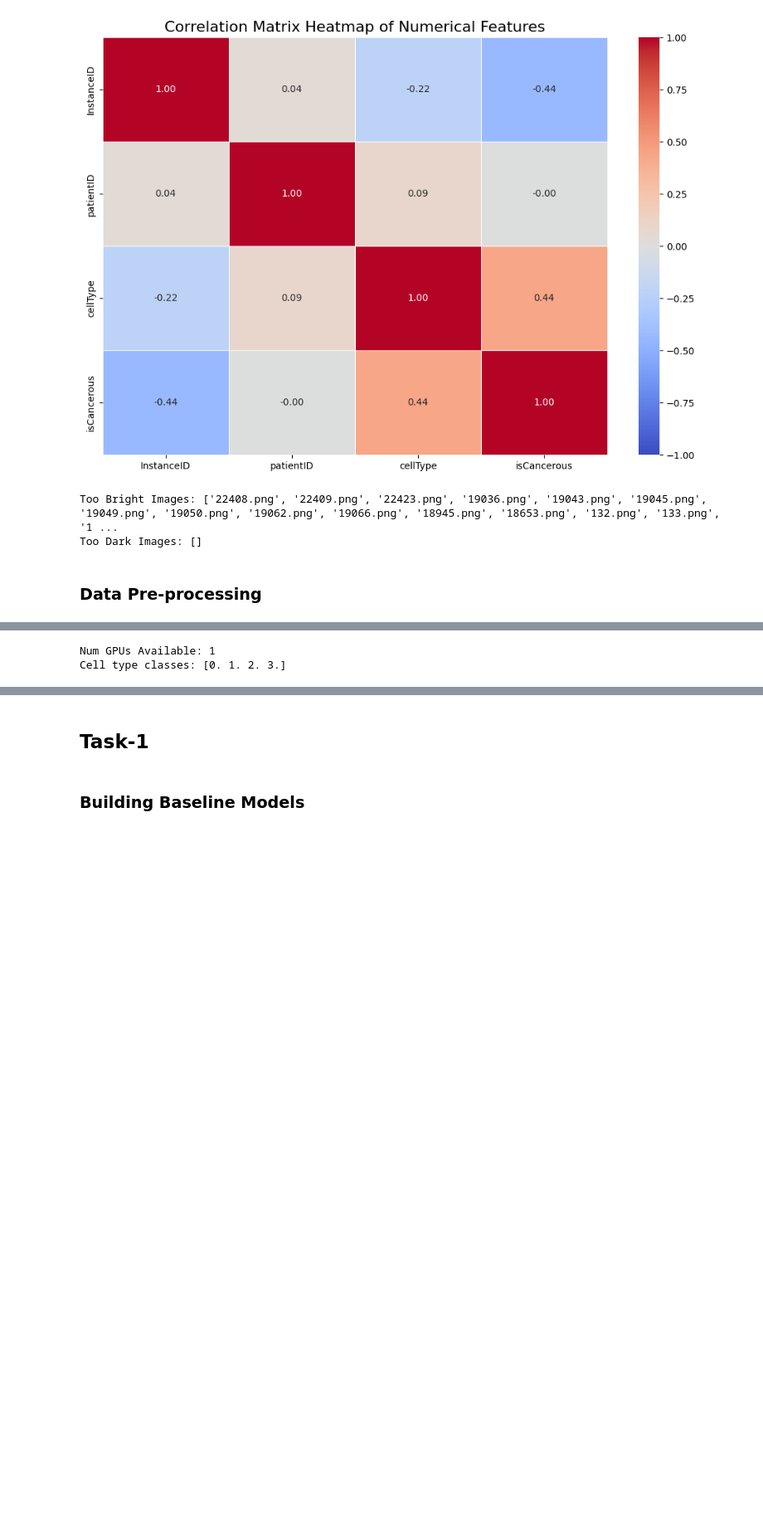
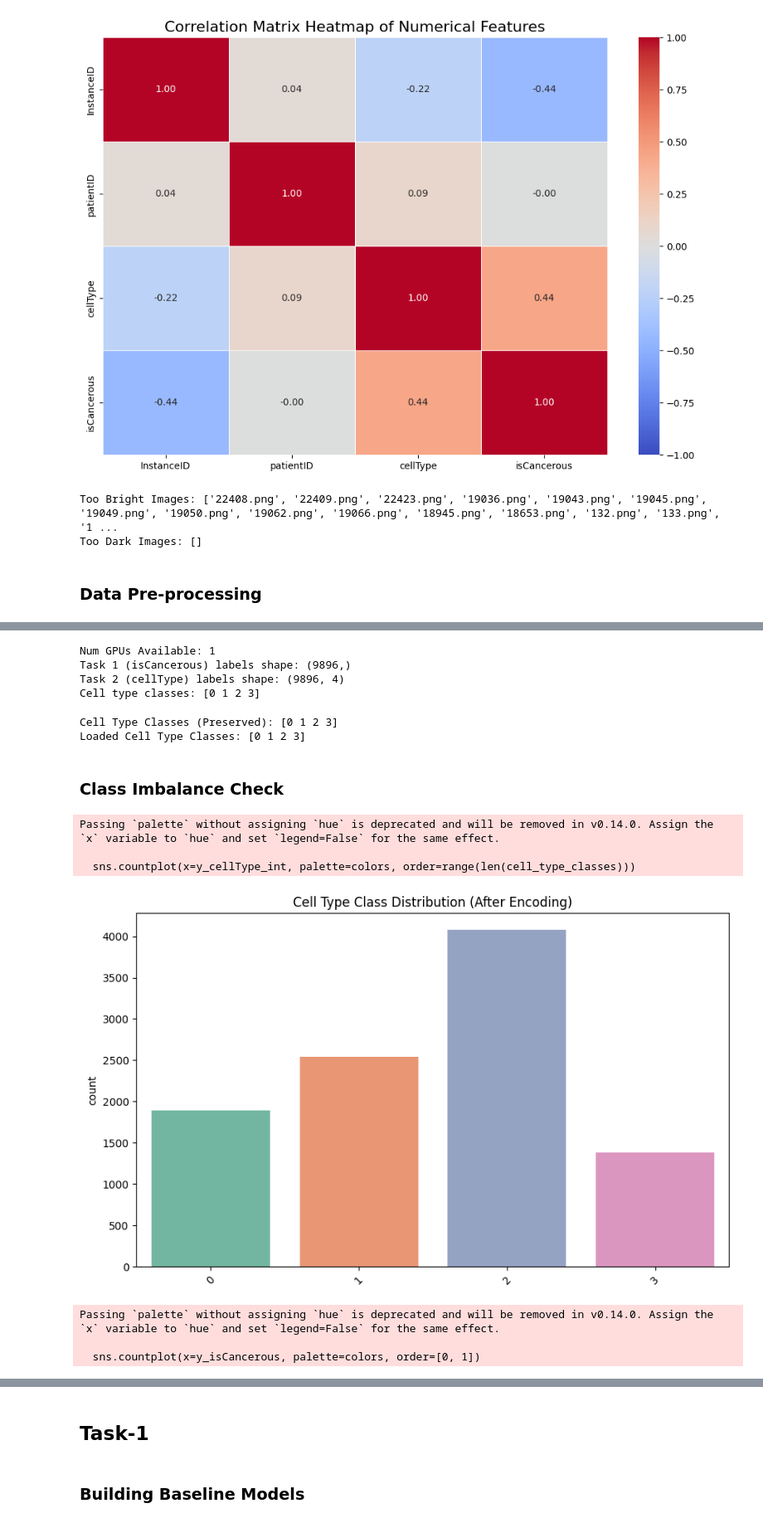
Before and after one commit to sheikhmunim/cml_assignment2, a Jupyter notebook: assignment_2.ipynb, the cells around one changed output, grey strips where cells are left out. Shown at 83% size. Saved outputs shown, nothing was run; the diff lists cells and outputs as text; code cells hidden in the pictures; blank space fills up the shorter version.

```diff
--- a/assignment_2.ipynb
+++ b/assignment_2.ipynb
@@ -385,15 +413,89 @@ from tensorflow.keras.utils import to_categorical
 
 print("Num GPUs Available:", len(tf.config.list_physical_devices('GPU')))
 
+#encoding for task 1
 
-# Encode cellType labels into integers
+y_isCancerous = np.array(y_isCancerous)
+print(f"Task 1 (isCancerous) labels shape: {y_isCancerous.shape}") #it is already binary so no need to encode
+
+#encoding for task 2
+
+# Initialize label encoder
 le = LabelEncoder()
+
+# Integer encoding
 y_cellType_encoded = le.fit_transform(y_cellType)
 
-# One-hot encode for CNN multi-class classification
+# One-hot encoding for multiclass classification
 y_cellType_encoded = to_categorical(y_cellType_encoded)
 
+print(f"Task 2 (cellType) labels shape: {y_cellType_encoded.shape}")
 print(f"Cell type classes: {le.classes_}")
 # %% [output]
 Num GPUs Available: 1
-Cell type classes: [0. 1. 2. 3.]
+Task 1 (isCancerous) labels shape: (9896,)
+Task 2 (cellType) labels shape: (9896, 4)
+Cell type classes: [0 1 2 3]
+# %%
+# Preserving encoding order for future reference
+# Store the classes for later use
+cell_type_classes = le.classes_
+
+# Save this to a file for reuse
+np.save("cell_type_classes.npy", cell_type_classes)
+
+print("Cell Type Classes (Preserved):", cell_type_classes)
+
+# Load the saved classes (when needed)
+loaded_classes = np.load("cell_type_classes.npy")
+print("Loaded Cell Type Classes:", loaded_classes)
+
+# Mapping prediction back to cell types
+
+# Example: Decoding a single prediction
+# predicted_class_index = 2  # Let's say the model predicts class index 2
+# predicted_class_name = loaded_classes[predicted_class_index]
+# print("Predicted Cell Type:", predicted_class_name)
+# %% [output]
+Cell Type Classes (Preserved): [0 1 2 3]
+Loaded Cell Type Classes: [0 1 2 3]
+# %% [markdown]
+### Class Imbalance Check
+# %%
+import matplotlib.pyplot as plt
+import seaborn as sns
+import pandas as pd
+
+# Convert one-hot encoded back to integer for visualization
+y_cellType_int = np.argmax(y_cellType_encoded, axis=1)
+
+# Plot the distribution
+
+# Define a color palette with as many colors as unique cell types
+colors = sns.color_palette("Set2", len(cell_type_classes))
+
+plt.figure(figsize=(10, 6))
+sns.countplot(x=y_cellType_int, palette=colors, order=range(len(cell_type_classes)))
+plt.title("Cell Type Class Distribution (After Encoding)")
+plt.xticks(ticks=range(len(cell_type_classes)), labels=cell_type_classes, rotation=45)
+plt.show()
+
+
+# Plot distribution for isCancerous
+
+colors = ['#4CAF50', '#F44336'] # Green for Non-Cancerous, Red for Cancerous
+plt.figure(figsize=(8, 6))
+sns.countplot(x=y_isCancerous, palette=colors, order=[0, 1])
+plt.title("Task 1 (isCancerous) Class Distribution")
+plt.xticks(ticks=[0, 1], labels=["Non-Cancerous", "Cancerous"])
+plt.xlabel("Class")
+plt.ylabel("Frequency")
+plt.show()
+# %% [output]
+Passing `palette` without assigning `hue` is deprecated and will be removed in v0.14.0. Assign the `x` variable to `hue` and set `legend=False` for the same effect.
+
+  sns.countplot(x=y_cellType_int, palette=colors, order=range(len(cell_type_classes)))
+[figure, added]
+Passing `palette` without assigning `hue` is deprecated and will be removed in v0.14.0. Assign the `x` variable to `hue` and set `legend=False` for the same effect.
+
+  sns.countplot(x=y_isCancerous, palette=colors, order=[0, 1])
```
Also changed, not shown: parts of 20 cells of this notebook, 2 other files.
